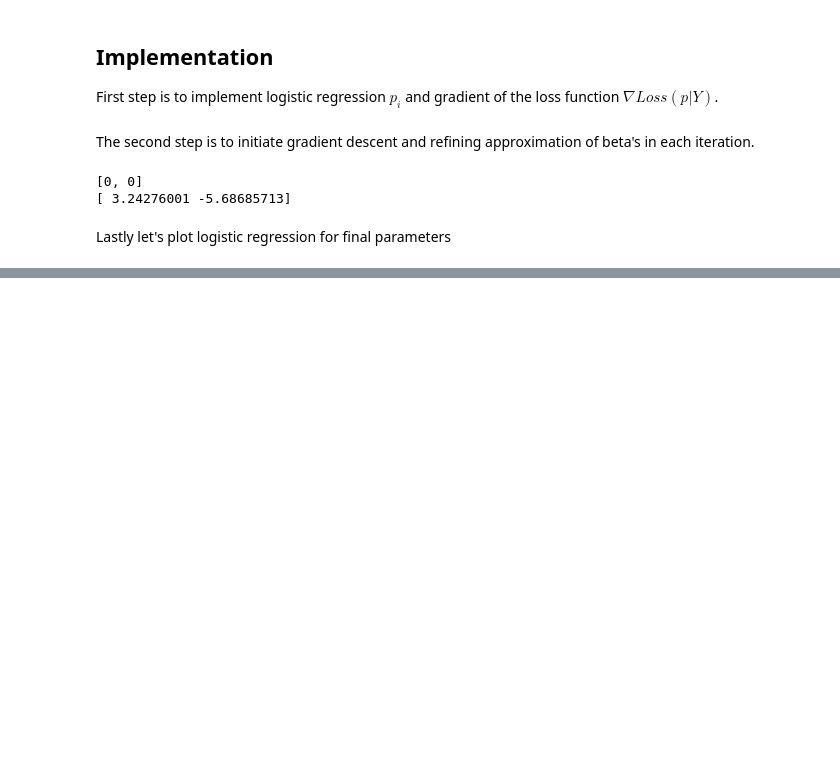
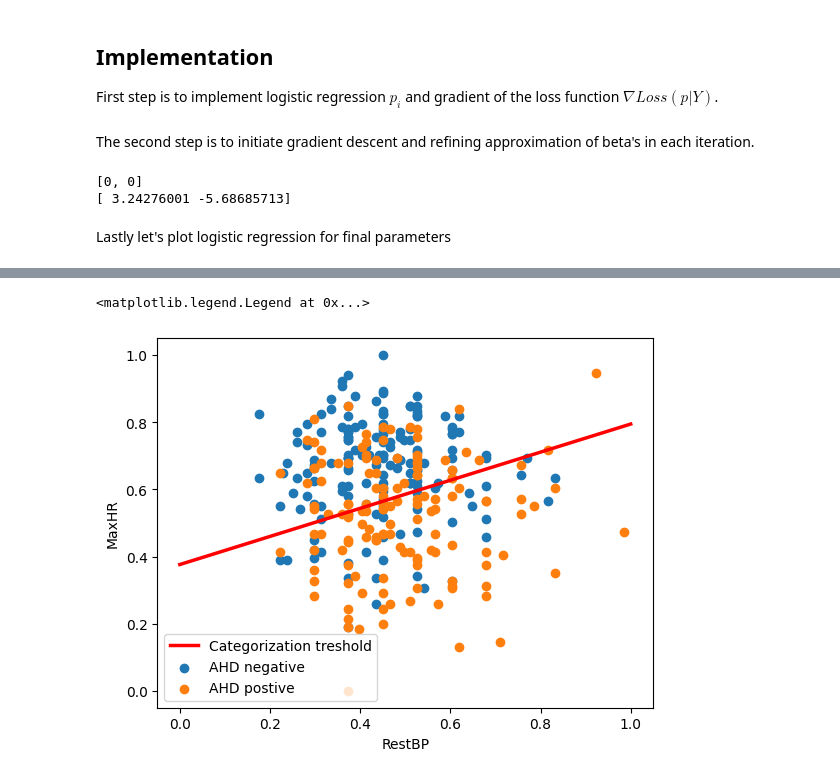
Before and after one commit to LexXxik/learning_statistical_learning, a Jupyter notebook: lessons/l_6_logistic_regression.ipynb, the cells around one changed output, grey strips where cells are left out. Cells and saved outputs as stored; diff of their text form; code cells hidden in the pictures; blank space fills up the shorter version.

```diff
--- a/lessons/l_6_logistic_regression.ipynb
+++ b/lessons/l_6_logistic_regression.ipynb
@@ -142,0 +184,9 @@ plt.legend(["Probability of my fit", "Sci-kit", "Categorization treshold"])
+# %%
+def logistic_2(x):
+    return 1 / (1+np.exp(-x))
+
+init_guess = [1,1,1]
+betas = init_guess
+
+print(betas)
+print(logistic_2(np.dot(X_multi, betas)))
@@ -142,0 +213,20 @@ plt.legend(["Probability of my fit", "Sci-kit", "Categorization treshold"])
+# %%
+# Gradient function of loss function for multiple predictors
+def grad_loss_2(betas, X, y):
+    N = len(y)
+    y_np = np.array(y)
+    p_hat = logistic_2(np.dot(X, betas))
+    der_betas = -np.dot(y_np * (1 - p_hat) - (1 - y_np) * p_hat, X)
+
+    return 1/N * der_betas
+
+#Convert dataframe array and dataframe series to np arrays to optimize the code
+X_np = np.array(X_multi)
+y_np = np.array(y)
+
+
+# Gradient descent with same parameters as previously
+## Note: It runs faster than original version, because numpy arrays are not converted in every iteration
+for i in range(max_iter):
+    betas = betas - gamma * grad_loss_2(betas, X_np, y_np)
+print(betas)
@@ -142,0 +250,10 @@ plt.legend(["Probability of my fit", "Sci-kit", "Categorization treshold"])
+# %%
+plt.plot(x_lin, -1/betas[1] * (betas[0] + betas[2] * x_lin), linewidth=2.5, color='red')
+plt.scatter(X_multi[['RestBP']].iloc[AHD_negative], X_multi[['MaxHR']].iloc[AHD_negative])
+plt.scatter(X_multi[['RestBP']].iloc[AHD_positive], X_multi[['MaxHR']].iloc[AHD_positive])
+plt.xlabel("RestBP")
+plt.ylabel("MaxHR")
+plt.legend(['Categorization treshold','AHD negative', "AHD postive"])
+# %% [output]
+<matplotlib.legend.Legend at 0x...>
+[figure, added]
```
Also changed, not shown: parts of 14 cells of this notebook.
